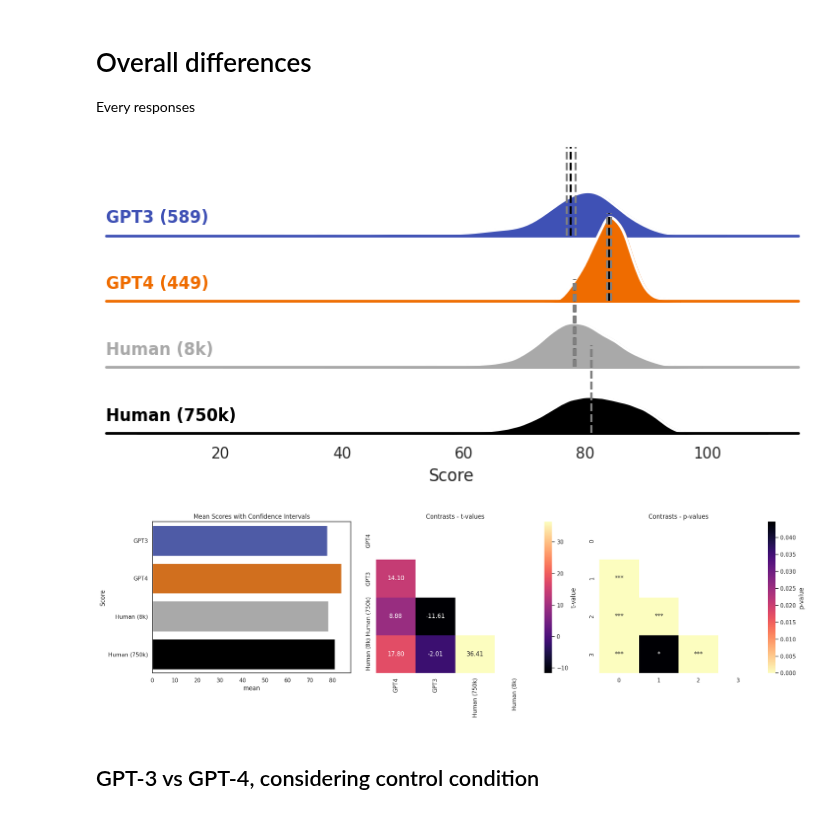
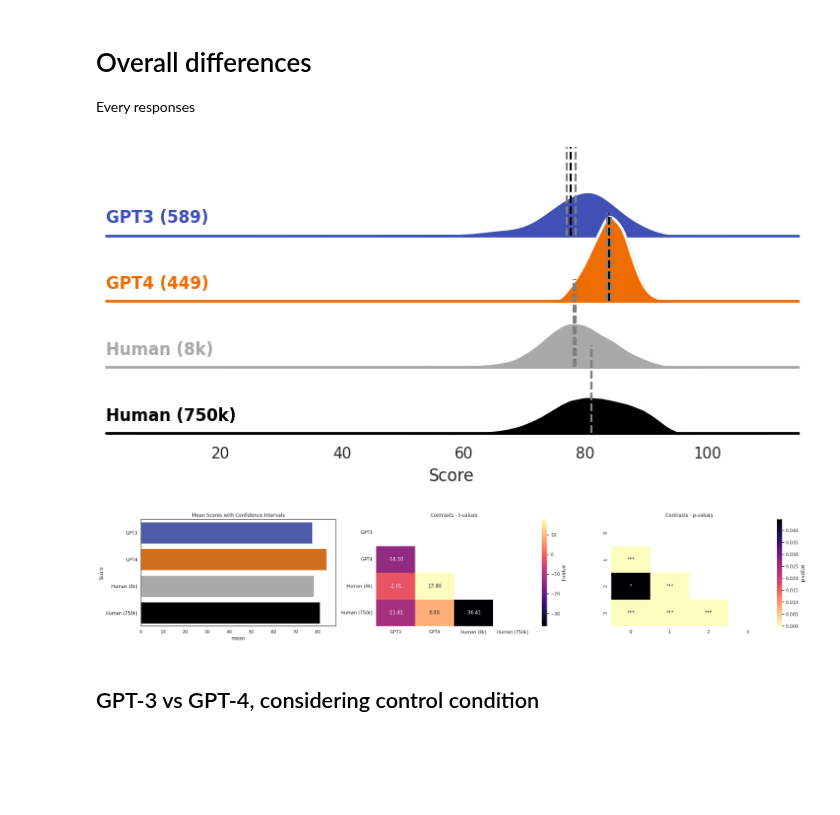
Before and after one commit to AntoineBellemare/DAT_GPT, a Jupyter notebook: scripts/visualization.ipynb, the cells around one changed output. Cells and saved outputs as stored; diff of their text form; code cells hidden in the pictures; blank space fills up the shorter version.

Commit message:
colo orders

```diff
--- a/scripts/visualization.ipynb
+++ b/scripts/visualization.ipynb
@@ -221,35 +221,35 @@ g.map(sns.kdeplot, "Score", clip_on=False, color="w", lw=2, bw_adjust=1)
 # passing color=None to refline() uses the hue mapping
 g.refline(y=0, linewidth=2, linestyle="-", color=None, clip_on=False)
 # Define and use a simple function to label the plot in axes coordinates
 def label(x, color, label):
     ax = plt.gca()
     # check if Human is in the label
     if 'Human' not in label:
         txt = f"{label} ({len(df.loc[df['Model']==label])})"
     else:
         txt = f"{label}"
     ax.text(0, .2, txt, fontweight="bold", color=color,
             ha="left", va="center", transform=ax.transAxes)
 g.map(label, "Score")
-mean_conf, pvals, tvals = analyze_results(df, 'Model')
+mean_conf, pvals, tvals = analyze_results(df, 'Model', order)
 # Add vertical lines for mean and confidence intervals
 for ax, model in zip(g.axes.flat, order):
     ax.axvline(mean_conf[mean_conf['Model'] == model]['mean'].values[0], color='black', linestyle='--')
     ax.axvline(mean_conf[mean_conf['Model'] == model]['ci_low'].values[0], color='gray', linestyle='--')
     ax.axvline(mean_conf[mean_conf['Model'] == model]['ci_high'].values[0], color='gray', linestyle='--')
 
 # Set the subplots to overlap
 g.figure.subplots_adjust(hspace=-.25)
 
 # Remove axes details that don't play well with overlap
 g.set_titles("")
 g.set(yticks=[], ylabel="")
 g.despine(bottom=True, left=True)
 create_heatmap(mean_conf, 'Model', tvals_table=tvals, pvals_table=pvals,
                pal=[pal[1],pal[0], pal[3], pal[2]], order=order)
 # %% [output]
 [figure]
-[figure, old version]
+[figure, new version]
 # %% [markdown]
 ## GPT-3 vs GPT-4, considering control condition
 # %%
```
Also changed, not shown: parts of 3 cells of this notebook.
